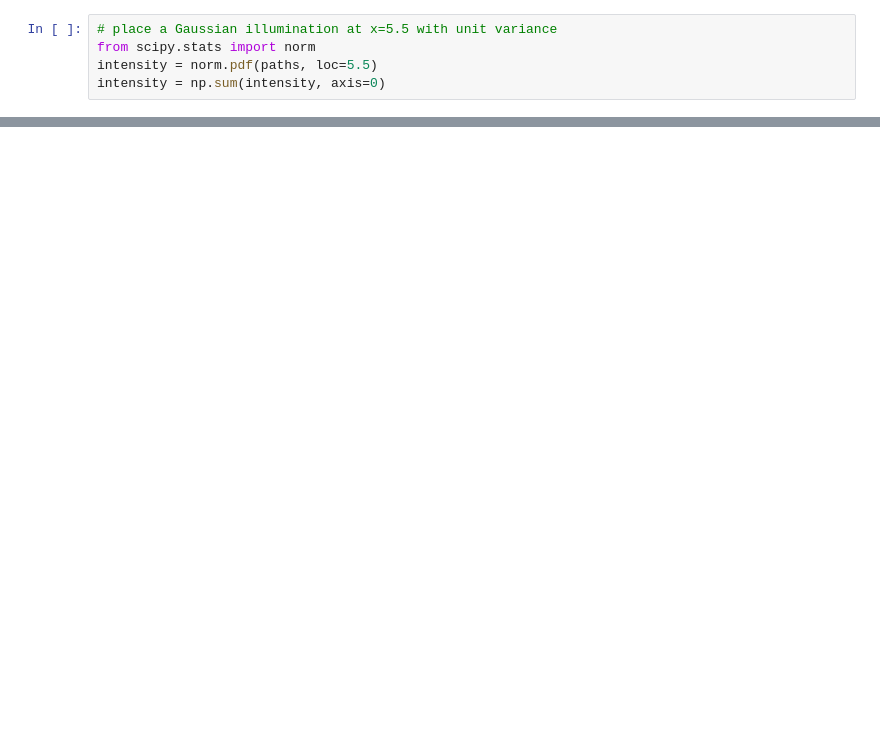
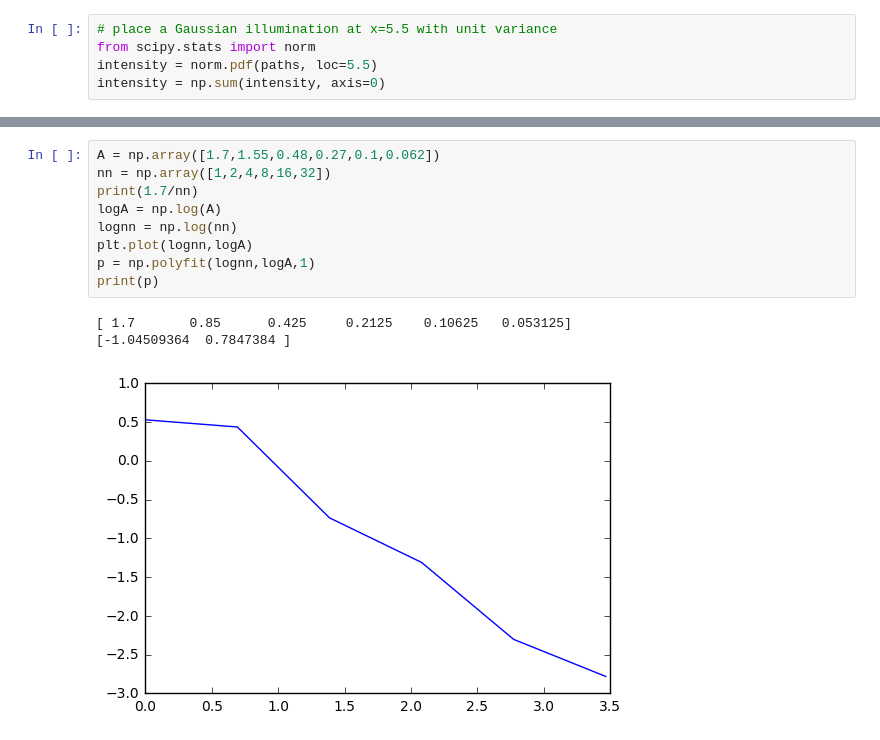
Before and after one commit to hstrey/FCS-simulations, a Jupyter notebook: Brownian simulation Gaussian beam.ipynb, the cells around one changed output, grey strips where cells are left out. Cells and saved outputs as stored; diff of their text form; blank space fills up the shorter version.

```diff
--- a/Brownian simulation Gaussian beam.ipynb
+++ b/Brownian simulation Gaussian beam.ipynb
@@ -46,0 +62,13 @@ plt.plot(intensity)
+# %%
+A = np.array([1.7,1.55,0.48,0.27,0.1,0.062])
+nn = np.array([1,2,4,8,16,32])
+print(1.7/nn)
+logA = np.log(A)
+lognn = np.log(nn)
+plt.plot(lognn,logA)
+p = np.polyfit(lognn,logA,1)
+print(p)
+# %% [output]
+[ 1.7       0.85      0.425     0.2125    0.10625   0.053125]
+[-1.04509364  0.7847384 ]
+[figure, added]
```
Also changed, not shown: parts of 7 cells of this notebook.
